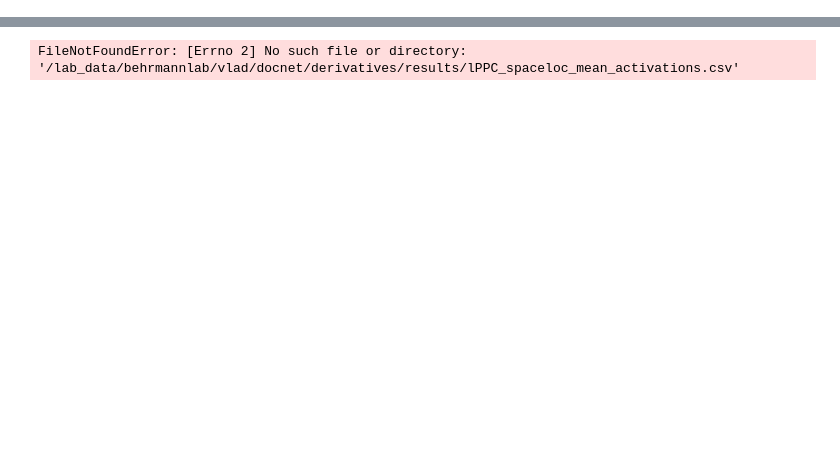
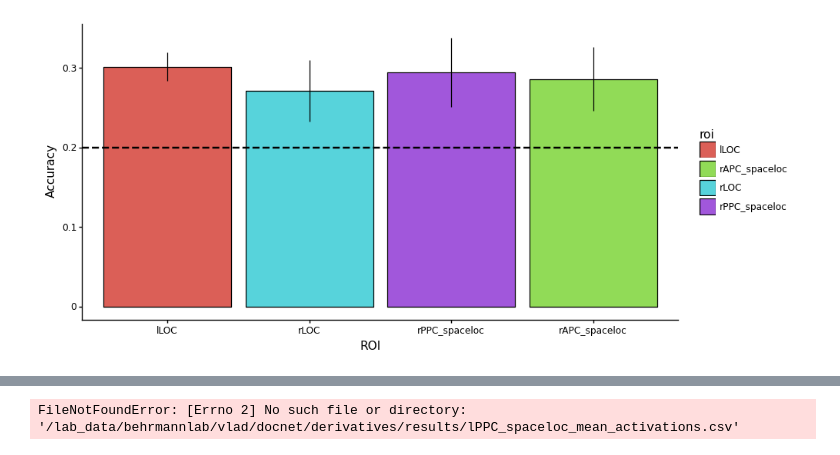
Before and after one commit to vayzenb/docnet, a Jupyter notebook: fmri/exp2_create_figures.ipynb, the cells around one changed output, grey strips where cells are left out. Cells and saved outputs as stored; diff of their text form; code cells hidden in the pictures; blank space fills up the shorter version.

```diff
--- a/fmri/exp2_create_figures.ipynb
+++ b/fmri/exp2_create_figures.ipynb
@@ -60 +81,24 @@ rr= 'APC_spaceloc'
+# %%
+"""
+decoding accuracy
+combined ROIs
+"""
+#rois = ['rPPC_spaceloc', 'rAPC_spaceloc','rPPC_depthloc', 'rAPC_depthloc', 'rPPC_toolloc', 'rAPC_toolloc', 'rPPC_distloc', 'rAPC_distloc' ]
+rois = ['lLOC',  'rLOC','rPPC_spaceloc', 'rAPC_spaceloc']
+
+df = pd.read_csv(f'/home/vayzenbe/GitHub_Repos/docnet/modelling/decoding_summary_combined_roi.csv')
+df = df[rois]
+df_mean = df.mean(axis = 0)
+df_se = df.sem(axis = 0)
+df_summary = pd.DataFrame(columns = ['roi', 'mean', 'se'])
+df_summary['Accuracy'] = df_mean
+df_summary['roi'] = df_mean.index
+df_summary['se'] = df_se
+
+summary_df['roi'] = pd.Categorical(summary_df['roi'], categories = rois)
+#final_df = df_summary[df_summary['roi'] ==
+#df_mean = pd.melt(df,id_vars='roi', var_name = 'Condition', value_name = 'Correlation')
+plot_decoding(df_summary, 'Accuracy')
+# %% [output]
+[figure, added]
 # %%
```
Also changed, not shown: parts of 17 cells of this notebook, 26 other files.
